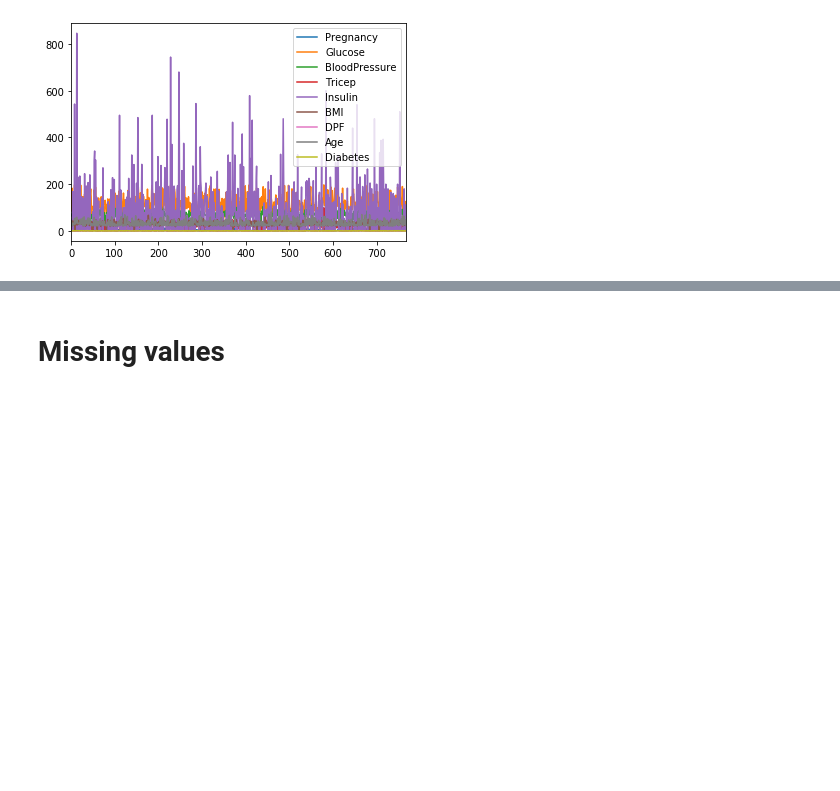
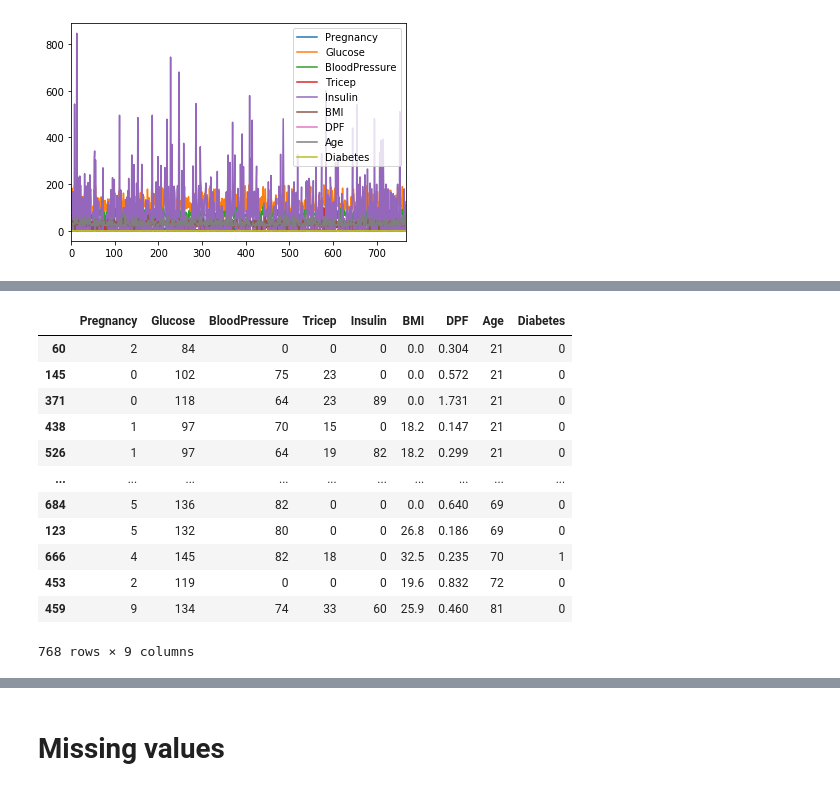
Before and after one commit to khanhlee/programming, a Jupyter notebook: data_analysis.ipynb, the cells around one changed output, grey strips where cells are left out. Saved outputs shown, nothing was run; the diff lists cells and outputs as text; code cells hidden in the pictures; blank space fills up the shorter version.

```diff
--- a/data_analysis.ipynb
+++ b/data_analysis.ipynb
@@ -145,0 +229,17 @@ plt.show()
+# %%
+df_sorted_by_concat = df.sort_values(["Age", "BMI"])
+df_sorted_by_concat
+# %% [output]
+|  | Pregnancy | Glucose | BloodPressure | Tricep | Insulin | BMI | DPF | Age | Diabetes |
+| 60 | 2 | 84 | 0 | 0 | 0 | 0.0 | 0.304 | 21 | 0 |
+| 145 | 0 | 102 | 75 | 23 | 0 | 0.0 | 0.572 | 21 | 0 |
+| 371 | 0 | 118 | 64 | 23 | 89 | 0.0 | 1.731 | 21 | 0 |
+| 438 | 1 | 97 | 70 | 15 | 0 | 18.2 | 0.147 | 21 | 0 |
+| 526 | 1 | 97 | 64 | 19 | 82 | 18.2 | 0.299 | 21 | 0 |
+| ... | ... | ... | ... | ... | ... | ... | ... | ... | ... |
+| 684 | 5 | 136 | 82 | 0 | 0 | 0.0 | 0.640 | 69 | 0 |
+| 123 | 5 | 132 | 80 | 0 | 0 | 26.8 | 0.186 | 69 | 0 |
+| 666 | 4 | 145 | 82 | 18 | 0 | 32.5 | 0.235 | 70 | 1 |
+| 453 | 2 | 119 | 0 | 0 | 0 | 19.6 | 0.832 | 72 | 0 |
+| 459 | 9 | 134 | 74 | 33 | 60 | 25.9 | 0.460 | 81 | 0 |
+768 rows × 9 columns
```
Also changed, not shown: parts of 25 cells of this notebook, 1 other file.
